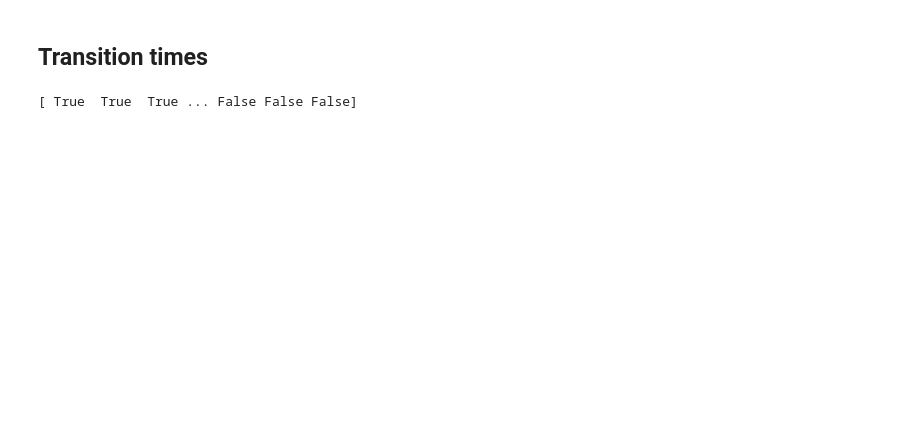
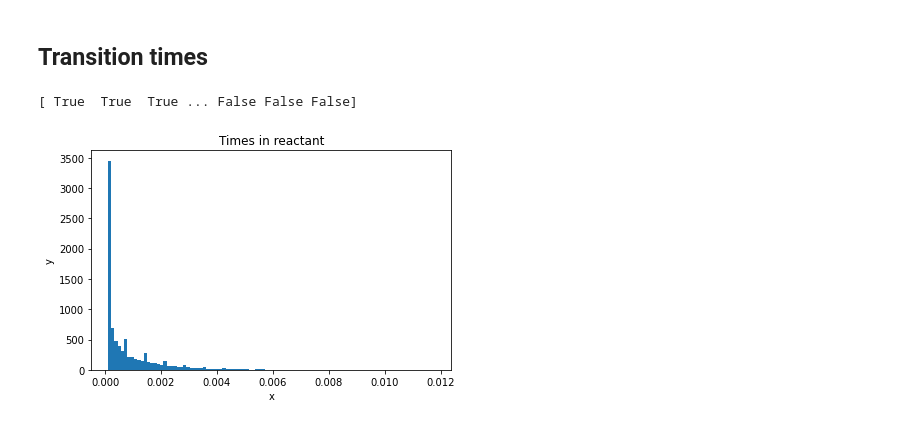
Before and after one commit to abassi98/Active-Brownian-Particles, a Jupyter notebook: src/plot.ipynb, the cells around one changed output. Cells and saved outputs as stored; diff of their text form; code cells hidden in the pictures; blank space fills up the shorter version.

Commit message:
Implemented transition times

```diff
--- a/src/plot.ipynb
+++ b/src/plot.ipynb
@@ -105,6 +116,20 @@ is_inside_target = target_dyn ==1
 print(is_inside_reactant)
 # %% [output]
 [ True  True  True ... False False False]
+# %%
+# Times outside reactant
+out_reactant = np.where(reactant_dyn==1)[0]
+out_reactant = np.array([out_reactant[i]-out_reactant[i-1]-1 for i in range(1,len(out_reactant)) ])
+out_reactant = out_reactant[out_reactant!=0]
+
+
+# Times inside reactant
+in_reactant = np.where(reactant_dyn==0)[0]
+in_reactant = np.array([in_reactant[i]-in_reactant[i-1]-1 for i in range(1,len(in_reactant)) ])
+in_reactant = in_reactant[in_reactant!=0]
+in_reactant = in_reactant*dt
+# %% [output]
+[figure, added]
 # %%
 # Count consecutive 1s in list a
 
```
Also changed, not shown: parts of 4 cells of this notebook, 1 other file.
